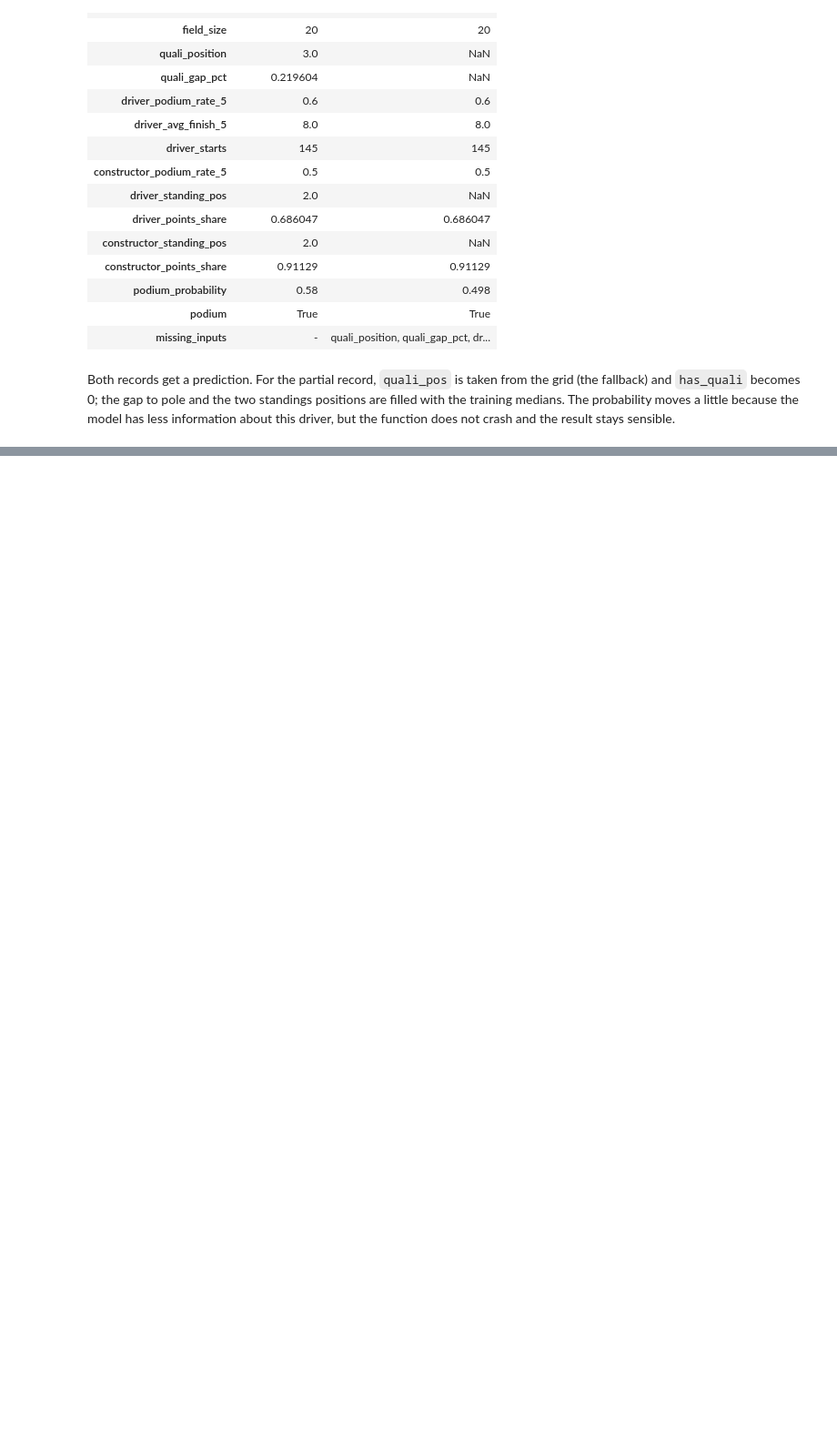
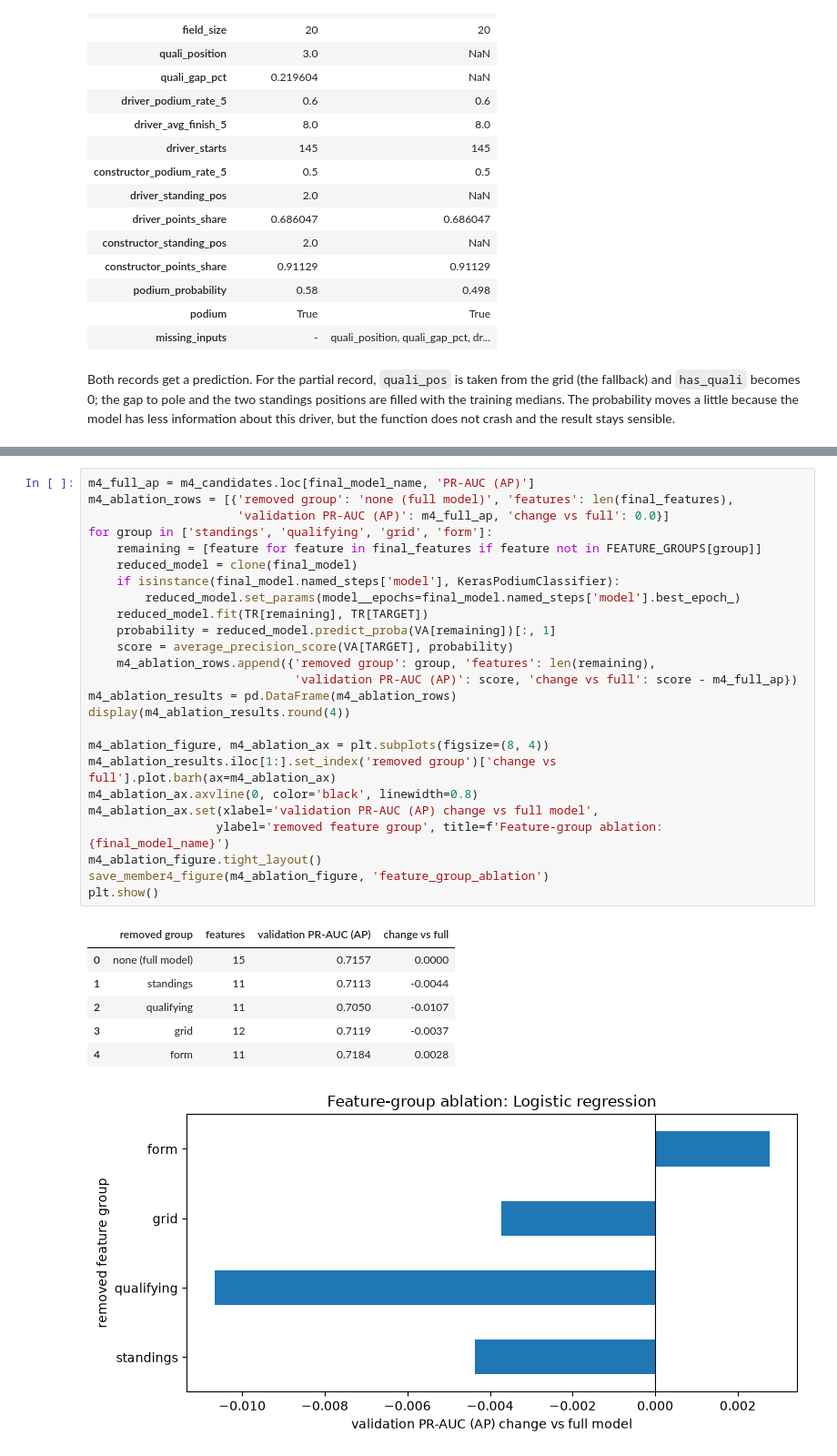
Before and after one commit to mahmoud-hatem-zaky/team47-acl-prodium-prediction, a Jupyter notebook: notebooks/f1-podium-prediction-milestone-1-team-47-notebook.ipynb, the cells around one changed output, grey strips where cells are left out. Shown at 91% size. Cells and saved outputs as stored; diff of their text form; blank space fills up the shorter version.

```diff
--- a/notebooks/f1-podium-prediction-milestone-1-team-47-notebook.ipynb
+++ b/notebooks/f1-podium-prediction-milestone-1-team-47-notebook.ipynb
@@ -1209,0 +1596,33 @@ and the result stays sensible.
+# %%
+m4_full_ap = m4_candidates.loc[final_model_name, 'PR-AUC (AP)']
+m4_ablation_rows = [{'removed group': 'none (full model)', 'features': len(final_features),
+                     'validation PR-AUC (AP)': m4_full_ap, 'change vs full': 0.0}]
+for group in ['standings', 'qualifying', 'grid', 'form']:
+    remaining = [feature for feature in final_features if feature not in FEATURE_GROUPS[group]]
+    reduced_model = clone(final_model)
+    if isinstance(final_model.named_steps['model'], KerasPodiumClassifier):
+        reduced_model.set_params(model__epochs=final_model.named_steps['model'].best_epoch_)
+    reduced_model.fit(TR[remaining], TR[TARGET])
+    probability = reduced_model.predict_proba(VA[remaining])[:, 1]
+    score = average_precision_score(VA[TARGET], probability)
+    m4_ablation_rows.append({'removed group': group, 'features': len(remaining),
+                             'validation PR-AUC (AP)': score, 'change vs full': score - m4_full_ap})
+m4_ablation_results = pd.DataFrame(m4_ablation_rows)
+display(m4_ablation_results.round(4))
+
+m4_ablation_figure, m4_ablation_ax = plt.subplots(figsize=(8, 4))
+m4_ablation_results.iloc[1:].set_index('removed group')['change vs full'].plot.barh(ax=m4_ablation_ax)
+m4_ablation_ax.axvline(0, color='black', linewidth=0.8)
+m4_ablation_ax.set(xlabel='validation PR-AUC (AP) change vs full model',
+                  ylabel='removed feature group', title=f'Feature-group ablation: {final_model_name}')
+m4_ablation_figure.tight_layout()
+save_member4_figure(m4_ablation_figure, 'feature_group_ablation')
+plt.show()
+# %% [output]
+|  | removed group | features | validation PR-AUC (AP) | change vs full |
+| 0 | none (full model) | 15 | 0.7157 | 0.0000 |
+| 1 | standings | 11 | 0.7113 | -0.0044 |
+| 2 | qualifying | 11 | 0.7050 | -0.0107 |
+| 3 | grid | 12 | 0.7119 | -0.0037 |
+| 4 | form | 11 | 0.7184 | 0.0028 |
+[figure, added]
```
Also changed, not shown: parts of 25 cells of this notebook, 2 other files.
